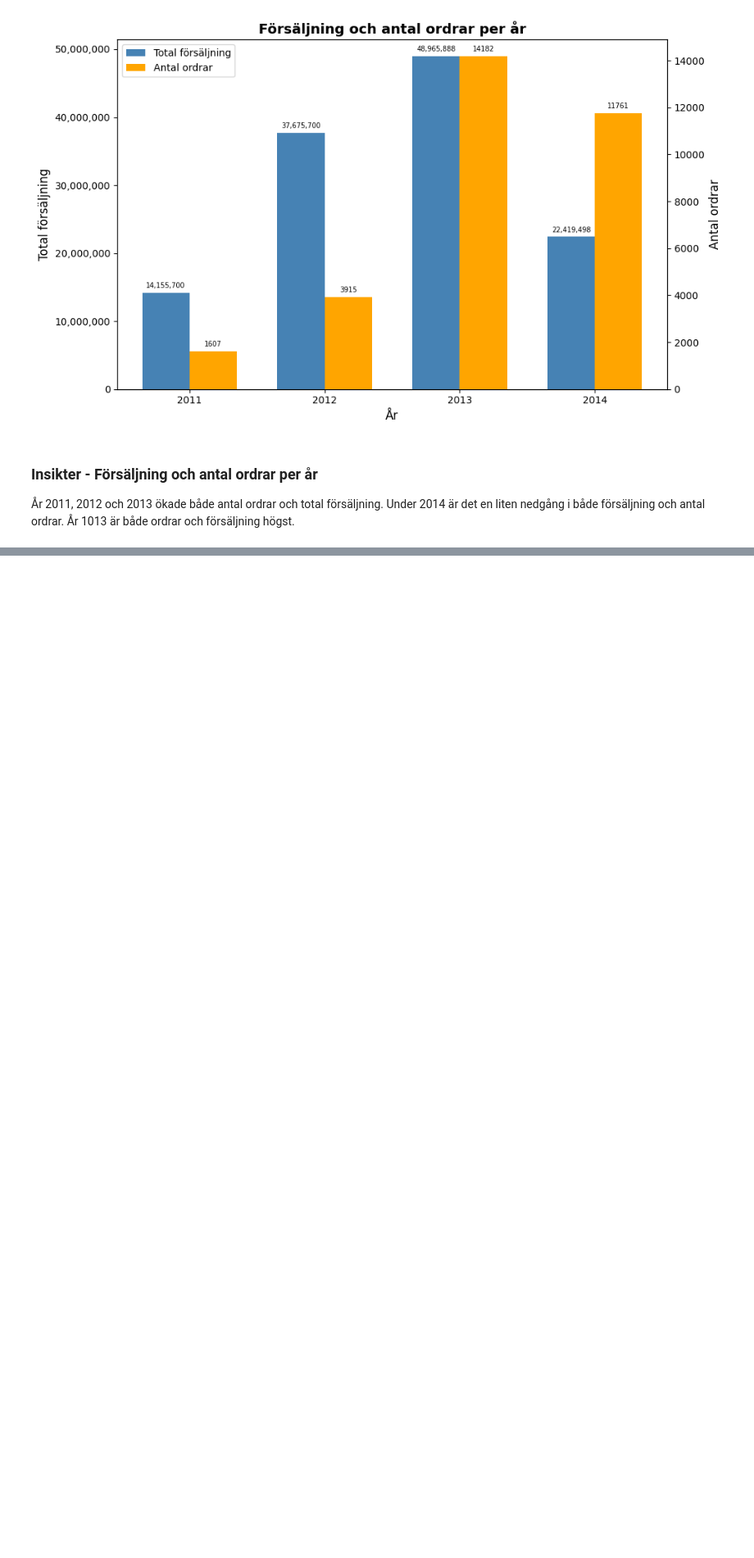
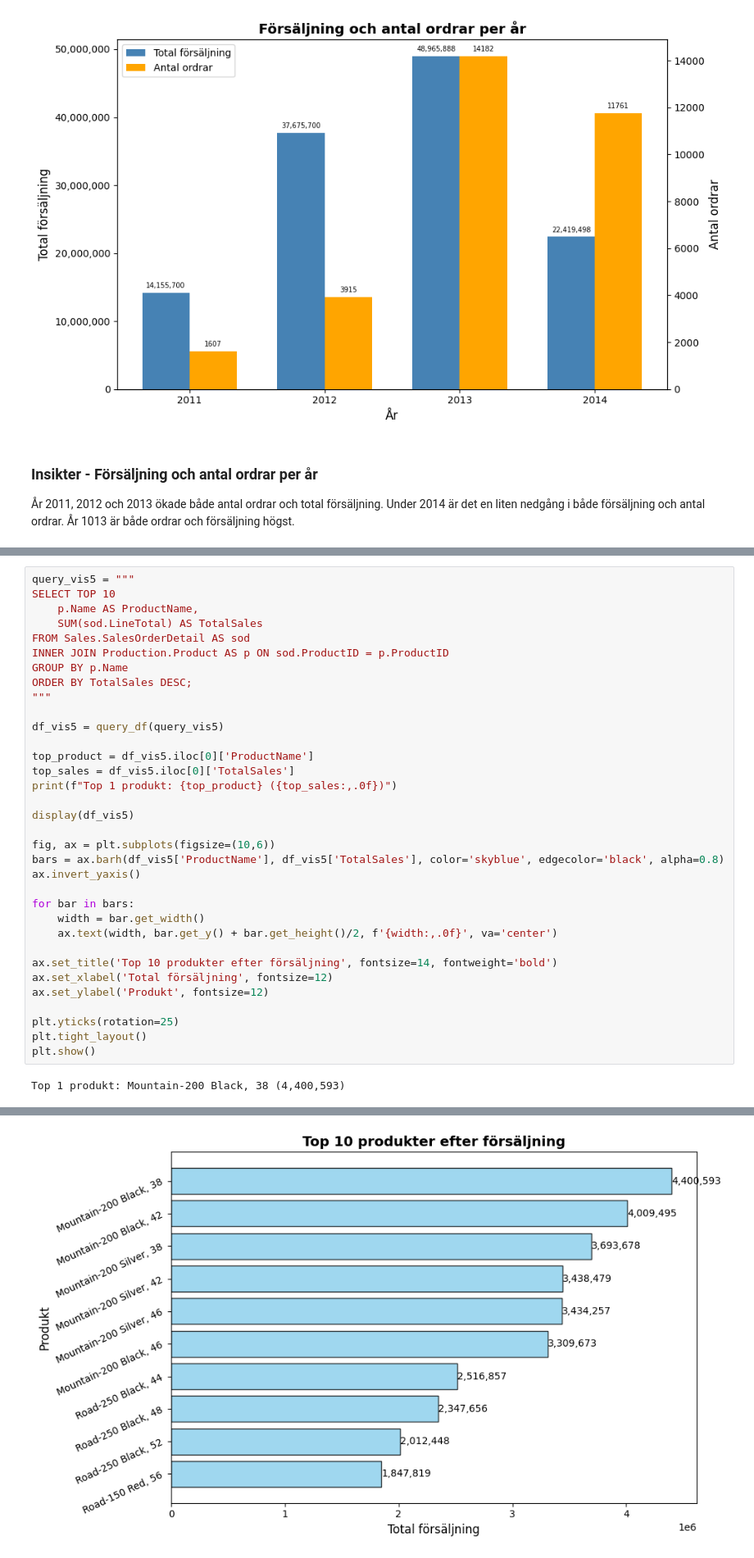
Before and after one commit to Linda6444/AdventureWorks_analysis, a Jupyter notebook: notebooks/AdventureWorks_analysis.ipynb, the cells around one changed output, grey strips where cells are left out. Shown: that part at 82% size. Cells and saved outputs as stored; diff of their text form; blank space fills up the shorter version.

```diff
--- a/notebooks/AdventureWorks_analysis.ipynb
+++ b/notebooks/AdventureWorks_analysis.ipynb
@@ -336,0 +343,36 @@ plt.show()
+# %%
+query_vis5 = """
+SELECT TOP 10
+    p.Name AS ProductName,
+    SUM(sod.LineTotal) AS TotalSales
+FROM Sales.SalesOrderDetail AS sod
+INNER JOIN Production.Product AS p ON sod.ProductID = p.ProductID
+GROUP BY p.Name
+ORDER BY TotalSales DESC;
+"""
+
+df_vis5 = query_df(query_vis5)
+
+top_product = df_vis5.iloc[0]['ProductName']
+top_sales = df_vis5.iloc[0]['TotalSales']
+print(f"Top 1 produkt: {top_product} ({top_sales:,.0f})")
+
+display(df_vis5)
+
+fig, ax = plt.subplots(figsize=(10,6))
+bars = ax.barh(df_vis5['ProductName'], df_vis5['TotalSales'], color='skyblue', edgecolor='black', alpha=0.8)
+ax.invert_yaxis()
+
+for bar in bars:
+    width = bar.get_width()
+    ax.text(width, bar.get_y() + bar.get_height()/2, f'{width:,.0f}', va='center')
+
+ax.set_title('Top 10 produkter efter försäljning', fontsize=14, fontweight='bold')
+ax.set_xlabel('Total försäljning', fontsize=12)
+ax.set_ylabel('Produkt', fontsize=12)
+
+plt.yticks(rotation=25)
+plt.tight_layout()
+plt.show()
+# %% [output]
+Top 1 produkt: Mountain-200 Black, 38 (4,400,593)
@@ -336,0 +390 @@ plt.show()
+[figure, added]
```
Also changed, not shown: parts of 3 cells of this notebook, 1 other file.
